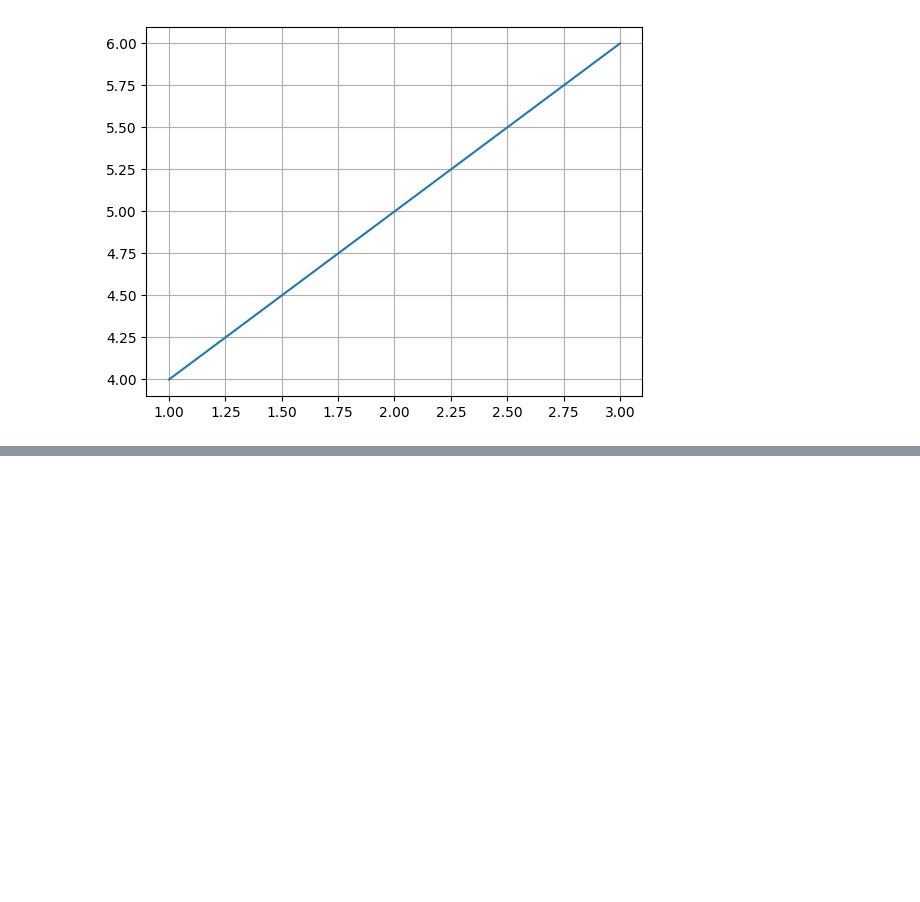
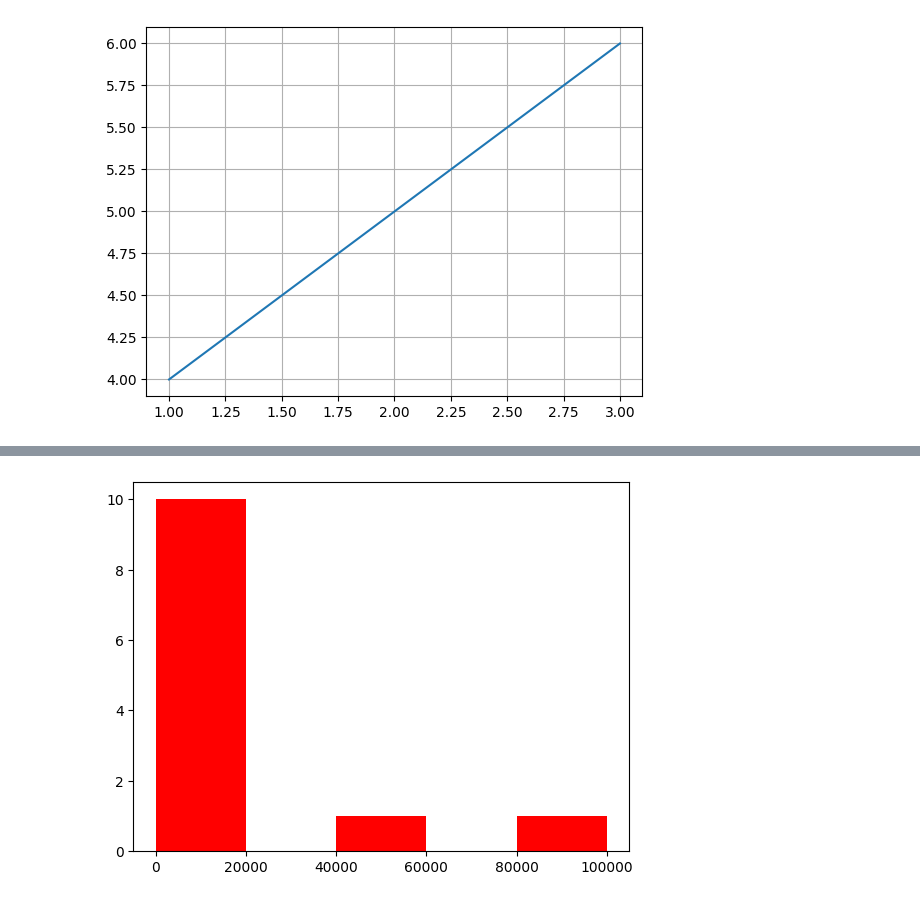
Before and after one commit to itspriyambhattacharya/matplotlib_learning, a Jupyter notebook: matplotlib_learning.ipynb, the cells around one changed output, grey strips where cells are left out. Saved outputs shown, nothing was run; the diff lists cells and outputs as text; code cells hidden in the pictures; blank space fills up the shorter version.

```diff
--- a/matplotlib_learning.ipynb
+++ b/matplotlib_learning.ipynb
@@ -41,0 +42,7 @@ plt.show()
+# %%
+# histogram
+
+plt.hist(df['Salary'], bins=5,color='red')
+plt.show()
+# %% [output]
+[figure, added]
```
Also changed, not shown: parts of 12 cells of this notebook.
